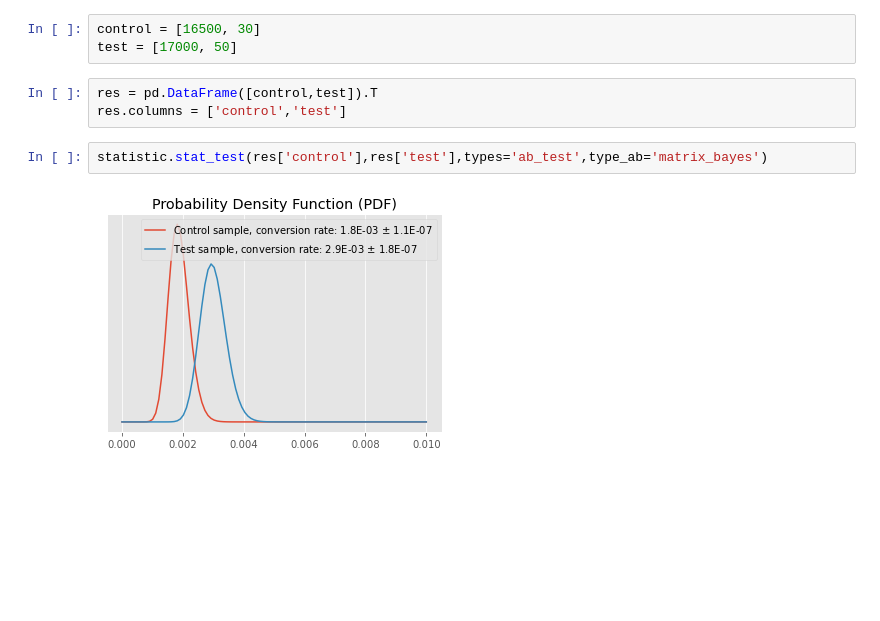
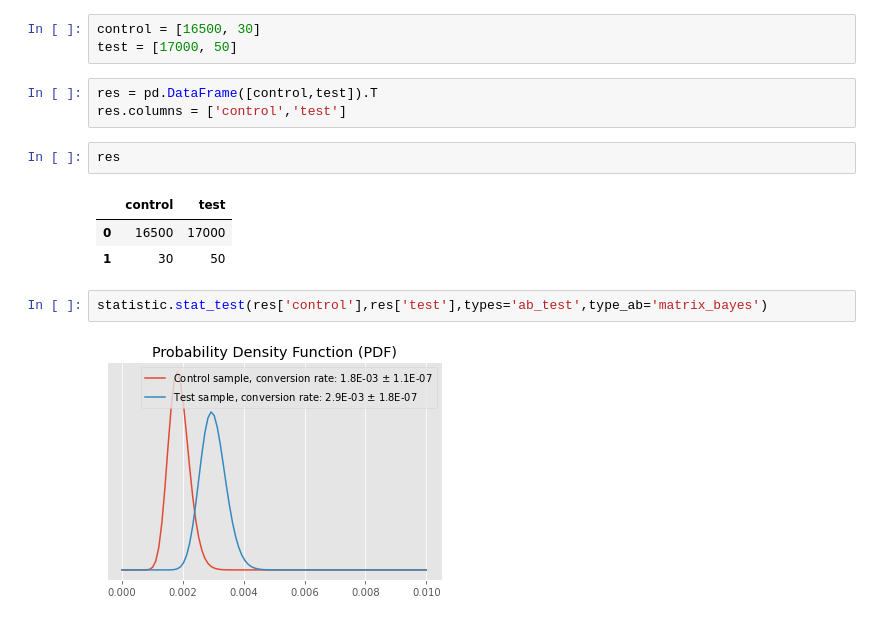
Before and after one commit to imanursar/Machine-Learning-Notes, a Jupyter notebook: Custom Function/Statistic Function.ipynb, the cells around one changed output. Saved outputs shown, nothing was run; the diff lists cells and outputs as text; blank space fills up the shorter version.

```diff
--- a/Custom Function/Statistic Function.ipynb
+++ b/Custom Function/Statistic Function.ipynb
@@ -327,6 +327,12 @@ test = [17000, 50]
 # %%
 res = pd.DataFrame([control,test]).T
 res.columns = ['control','test']
+# %%
+res
+# %% [output]
+|  | control | test |
+| 0 | 16500 | 17000 |
+| 1 | 30 | 50 |
 # %%
 statistic.stat_test(res['control'],res['test'],types='ab_test',type_ab='matrix_bayes')
 # %% [output]
```
Also changed, not shown: parts of 5 cells of this notebook.
